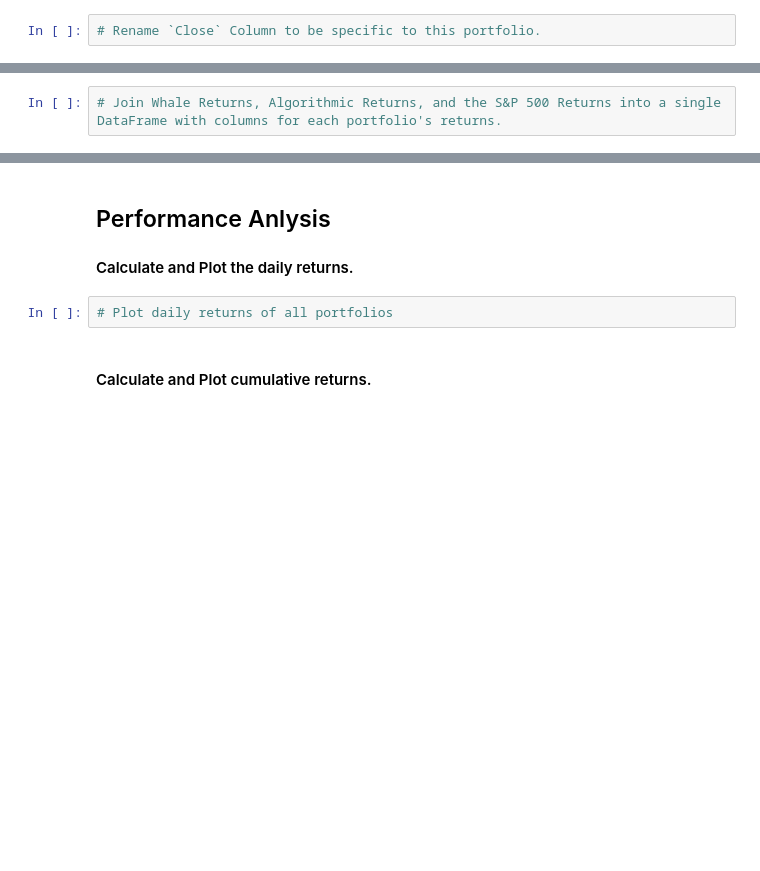
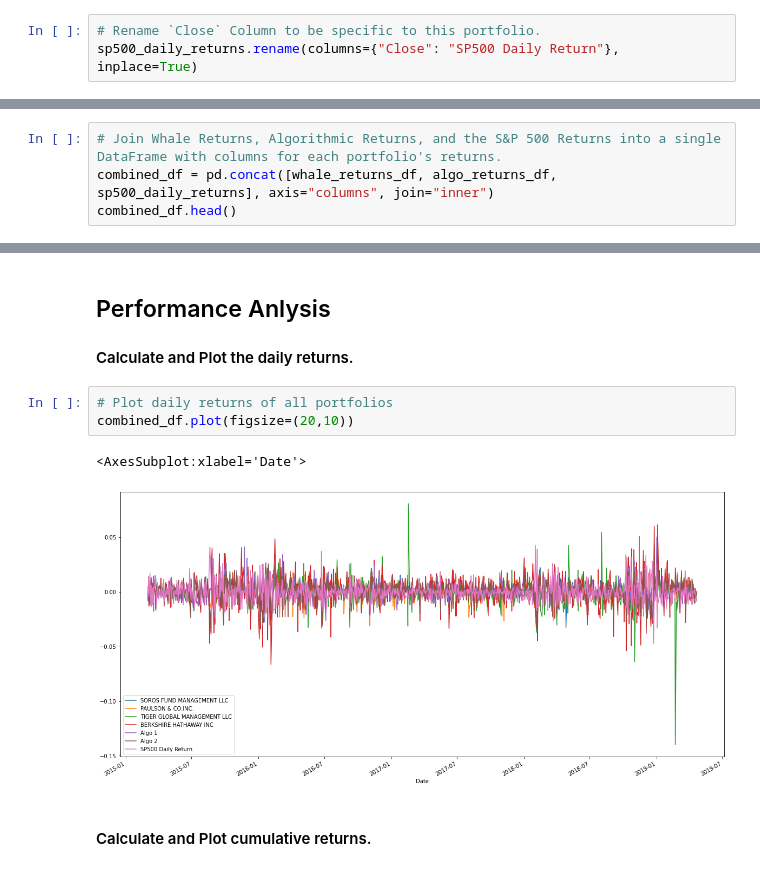
Before and after one commit to chapmanmong/unit3-4-assignment, a Jupyter notebook: whale_analysis.ipynb, the cells around one changed output, grey strips where cells are left out. Cells and saved outputs as stored; diff of their text form; blank space fills up the shorter version.

```diff
--- a/whale_analysis.ipynb
+++ b/whale_analysis.ipynb
@@ -134,6 +133,9 @@ Read the S&P 500 historic closing prices and create a new daily returns DataFram
 # %%
 # Rename `Close` Column to be specific to this portfolio.
+sp500_daily_returns.rename(columns={"Close": "SP500 Daily Return"}, inplace=True)
 # %% [markdown]
 ## Combine Whale, Algorithmic, and S&P 500 Returns
 # %%
 # Join Whale Returns, Algorithmic Returns, and the S&P 500 Returns into a single DataFrame with columns for each portfolio's returns.
+combined_df = pd.concat([whale_returns_df, algo_returns_df, sp500_daily_returns], axis="columns", join="inner")
+combined_df.head()
@@ -149,6 +159,10 @@ In this section, you will calculate and visualize performance and risk metrics f
 #### Calculate and Plot the daily returns.
 # %%
 # Plot daily returns of all portfolios
+combined_df.plot(figsize=(20,10))
+# %% [output]
+<AxesSubplot:xlabel='Date'>
+[figure, added]
 # %% [markdown]
 #### Calculate and Plot cumulative returns.
 # %%
```
Also changed, not shown: parts of 28 cells of this notebook.
